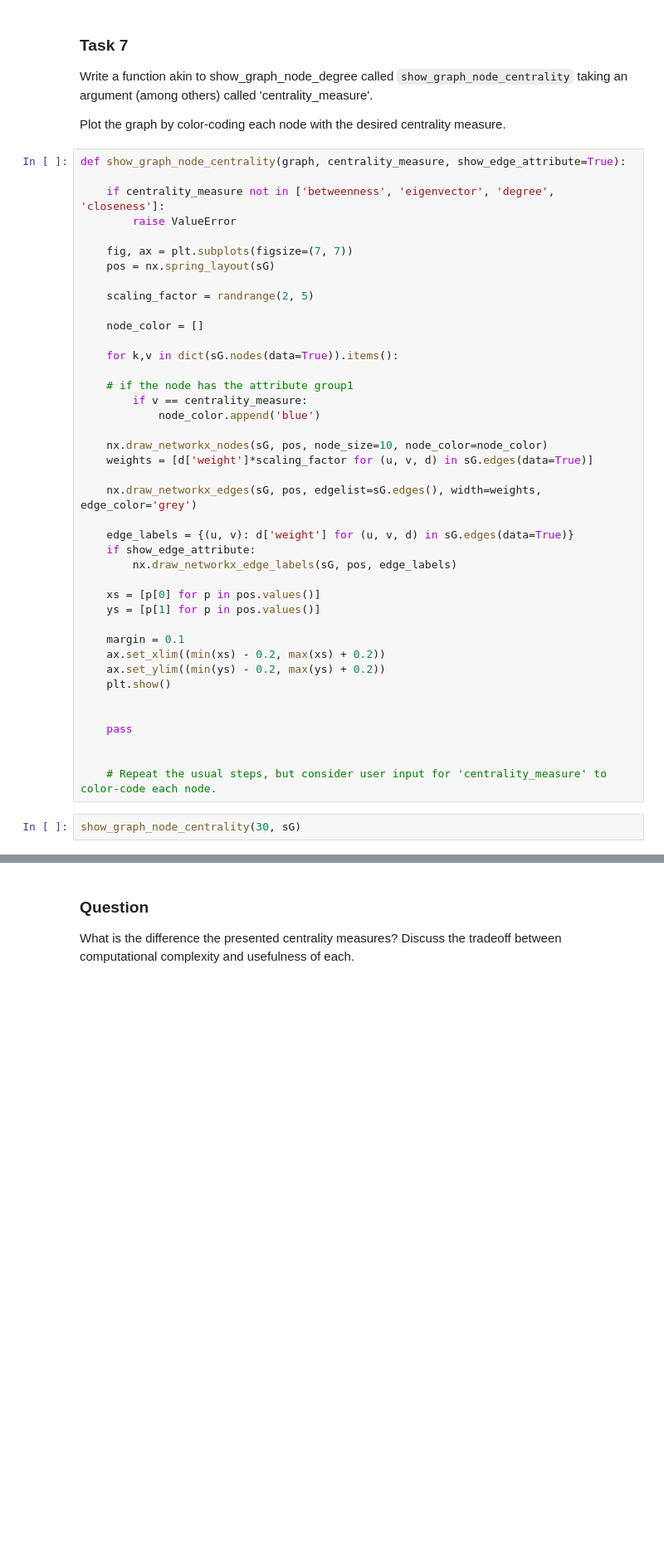
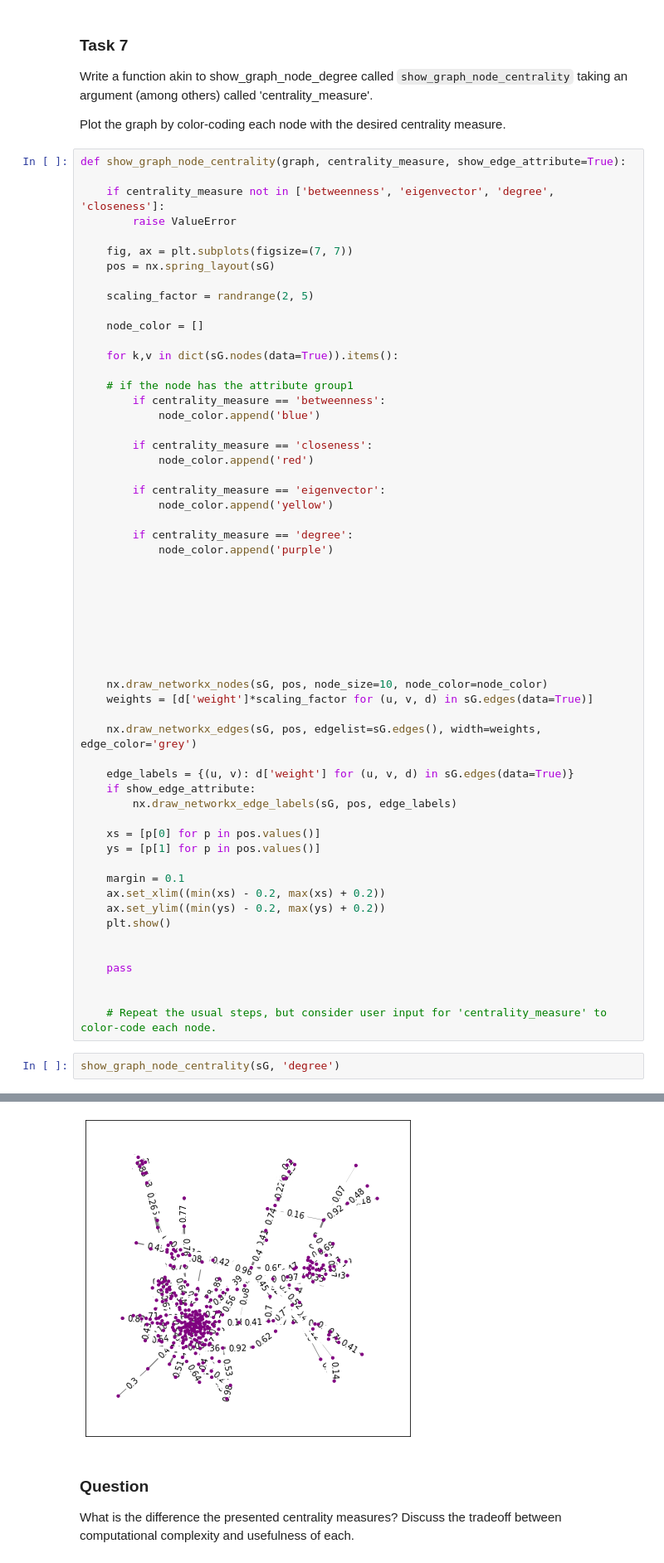
Before and after one commit to yossigijrath/Social-web, a Jupyter notebook: a3_network.ipynb, the cells around one changed output, grey strips where cells are left out. Shown at 83% size. Saved outputs shown, nothing was run; the diff lists cells and outputs as text; blank space fills up the shorter version.

```diff
--- a/a3_network.ipynb
+++ b/a3_network.ipynb
@@ -797,8 +796,24 @@ def show_graph_node_centrality(graph, centrality_measure, show_edge_attribute=Tr
     for k,v in dict(sG.nodes(data=True)).items():
 
     # if the node has the attribute group1
-        if v == centrality_measure:
+        if centrality_measure == 'betweenness':
             node_color.append('blue')
+
+        if centrality_measure == 'closeness':
+            node_color.append('red')
+
+        if centrality_measure == 'eigenvector':
+            node_color.append('yellow')
+
+        if centrality_measure == 'degree':
+            node_color.append('purple')
+
+
+
+
+
+
+
 
     nx.draw_networkx_nodes(sG, pos, node_size=10, node_color=node_color)
     weights = [d['weight']*scaling_factor for (u, v, d) in sG.edges(data=True)]
@@ -823,5 +838,5 @@ def show_graph_node_centrality(graph, centrality_measure, show_edge_attribute=Tr
 
     # Repeat the usual steps, but consider user input for 'centrality_measure' to color-code each node.
 # %%
-show_graph_node_centrality(30, sG)
+show_graph_node_centrality(sG, 'degree')
 # %% [output]
@@ -829,3 +843,4 @@ ValueError:
+[figure, added]
 # %% [markdown]
 ### Question
 What is the difference the presented centrality measures? Discuss the tradeoff between computational complexity and usefulness of each.
```
Also changed, not shown: parts of 25 cells of this notebook, 1 other file.
